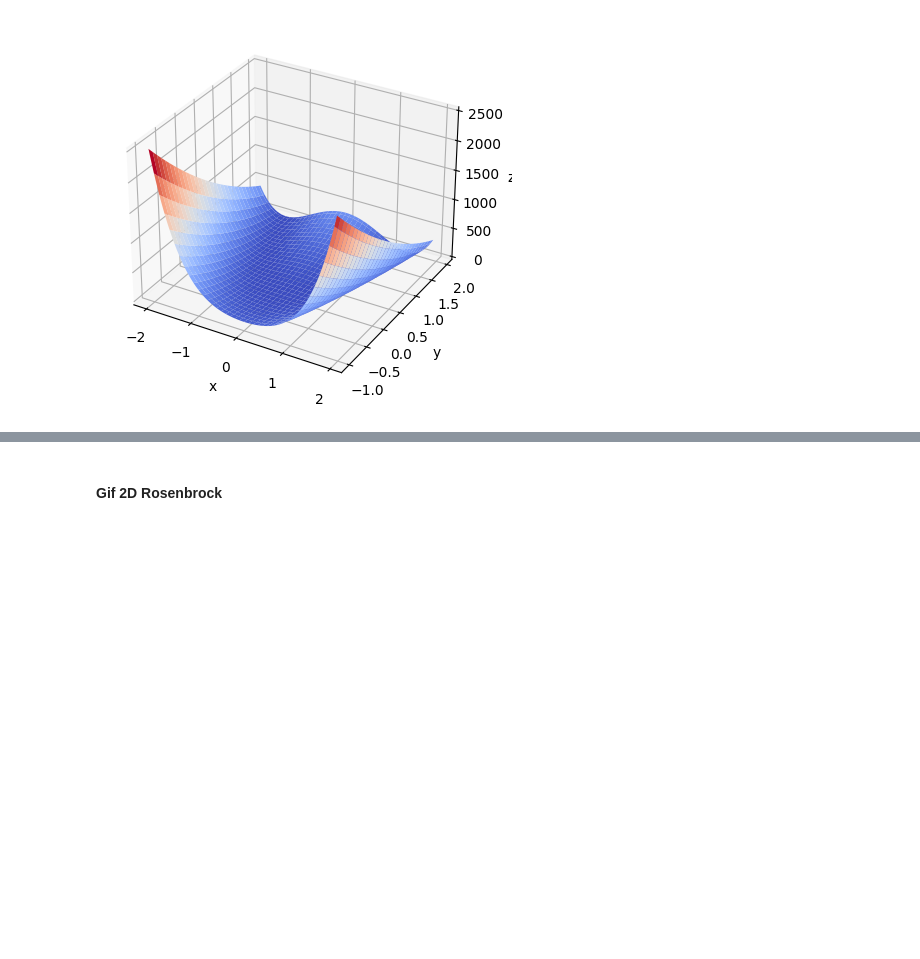
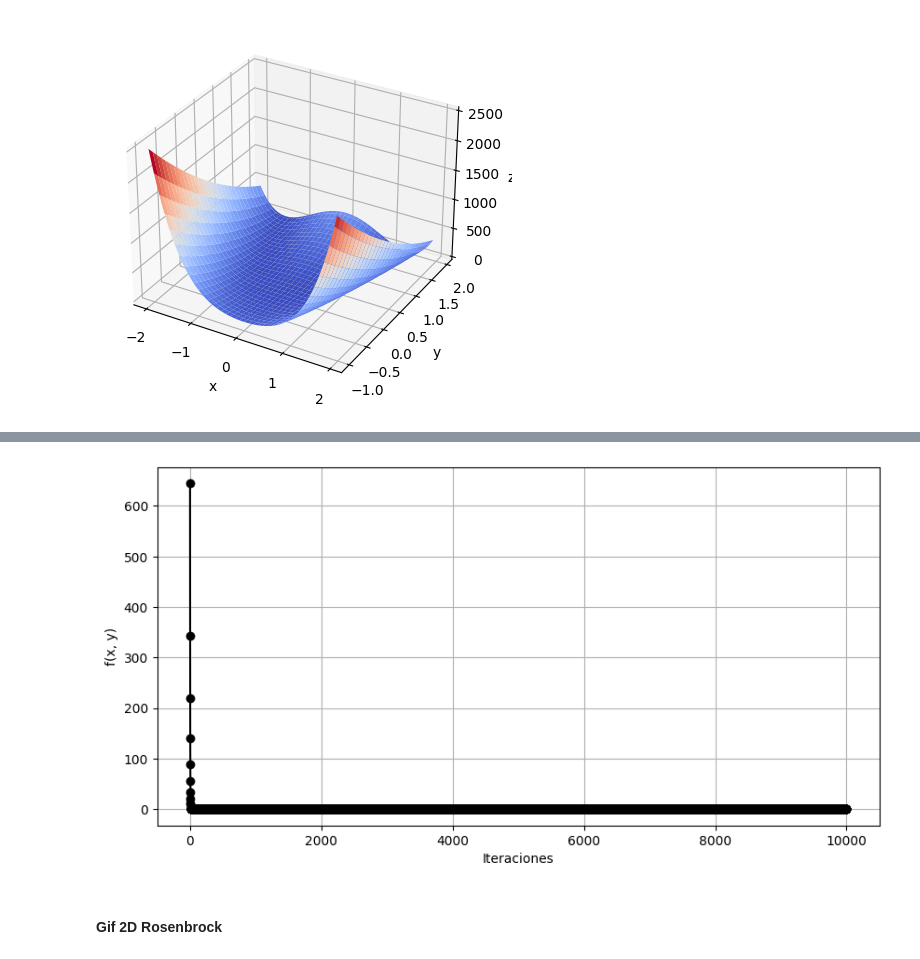
Before and after one commit to rgaitanv/Trabajo1_Grupo9_Optimizacion_Heuristica, a Jupyter notebook: Optimizacion_Numerica/Optimizacion_Funcion_Rosenbrock.ipynb, the cells around one changed output, grey strips where cells are left out. Cells and saved outputs as stored; diff of their text form; code cells hidden in the pictures; blank space fills up the shorter version.

```diff
--- a/Optimizacion_Numerica/Optimizacion_Funcion_Rosenbrock.ipynb
+++ b/Optimizacion_Numerica/Optimizacion_Funcion_Rosenbrock.ipynb
@@ -129,3 +128,11 @@ plt.show()
+# %%
+plt.figure(figsize=(10, 5))
+plt.plot(rosenbrock(visited_points[:,0],visited_points[:,1]), "o-k")
+plt.xlabel("Iteraciones")
+plt.ylabel("f(x, y)")
+plt.grid()
+# %% [output]
+[figure, added]
 # %% [markdown]
 #### Gif 2D Rosenbrock
 # %%
```
Also changed, not shown: parts of 11 cells of this notebook, 1 other file.
